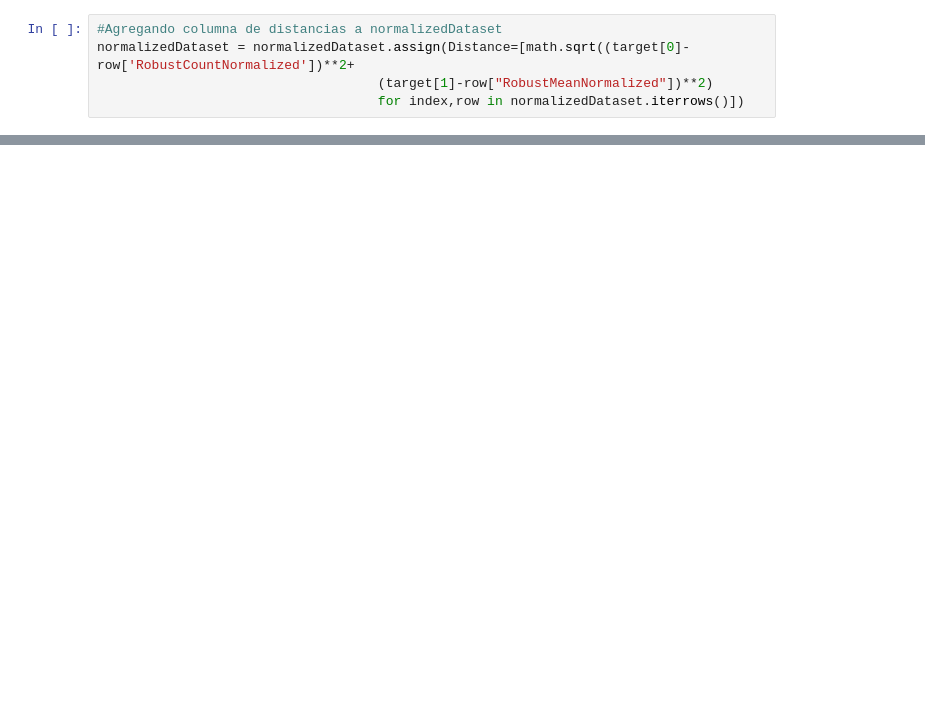
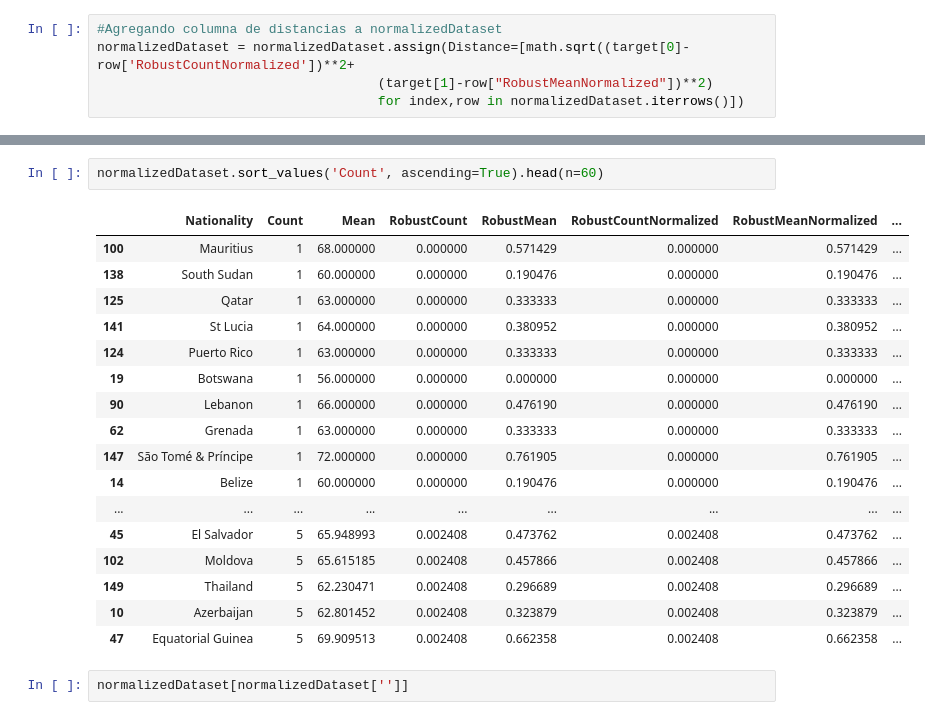
Before and after one commit to GAPPLabs/DataScienceProject, a Jupyter notebook: Proyecto.ipynb, the cells around one changed output, grey strips where cells are left out. Drawn from its saved outputs; the diff is of its cells as text; blank space fills up the shorter version.

```diff
--- a/Proyecto.ipynb
+++ b/Proyecto.ipynb
@@ -75,0 +83,22 @@ normalizedDataset.sort_values('Distance', ascending=True).head(n=15)
+# %%
+normalizedDataset.sort_values('Count', ascending=True).head(n=60)
+# %% [output]
+|  | Nationality | Count | Mean | RobustCount | RobustMean | RobustCountNormalized | RobustMeanNormalized | ... |
+| 100 | Mauritius | 1 | 68.000000 | 0.000000 | 0.571429 | 0.000000 | 0.571429 | ... |
+| 138 | South Sudan | 1 | 60.000000 | 0.000000 | 0.190476 | 0.000000 | 0.190476 | ... |
+| 125 | Qatar | 1 | 63.000000 | 0.000000 | 0.333333 | 0.000000 | 0.333333 | ... |
+| 141 | St Lucia | 1 | 64.000000 | 0.000000 | 0.380952 | 0.000000 | 0.380952 | ... |
+| 124 | Puerto Rico | 1 | 63.000000 | 0.000000 | 0.333333 | 0.000000 | 0.333333 | ... |
+| 19 | Botswana | 1 | 56.000000 | 0.000000 | 0.000000 | 0.000000 | 0.000000 | ... |
+| 90 | Lebanon | 1 | 66.000000 | 0.000000 | 0.476190 | 0.000000 | 0.476190 | ... |
+| 62 | Grenada | 1 | 63.000000 | 0.000000 | 0.333333 | 0.000000 | 0.333333 | ... |
+| 147 | São Tomé & Príncipe | 1 | 72.000000 | 0.000000 | 0.761905 | 0.000000 | 0.761905 | ... |
+| 14 | Belize | 1 | 60.000000 | 0.000000 | 0.190476 | 0.000000 | 0.190476 | ... |
+| ... | ... | ... | ... | ... | ... | ... | ... | ... |
+| 45 | El Salvador | 5 | 65.948993 | 0.002408 | 0.473762 | 0.002408 | 0.473762 | ... |
+| 102 | Moldova | 5 | 65.615185 | 0.002408 | 0.457866 | 0.002408 | 0.457866 | ... |
+| 149 | Thailand | 5 | 62.230471 | 0.002408 | 0.296689 | 0.002408 | 0.296689 | ... |
+| 10 | Azerbaijan | 5 | 62.801452 | 0.002408 | 0.323879 | 0.002408 | 0.323879 | ... |
+| 47 | Equatorial Guinea | 5 | 69.909513 | 0.002408 | 0.662358 | 0.002408 | 0.662358 | ... |
+# %%
+normalizedDataset[normalizedDataset['']]
```
Also changed, not shown: parts of 16 cells of this notebook.
